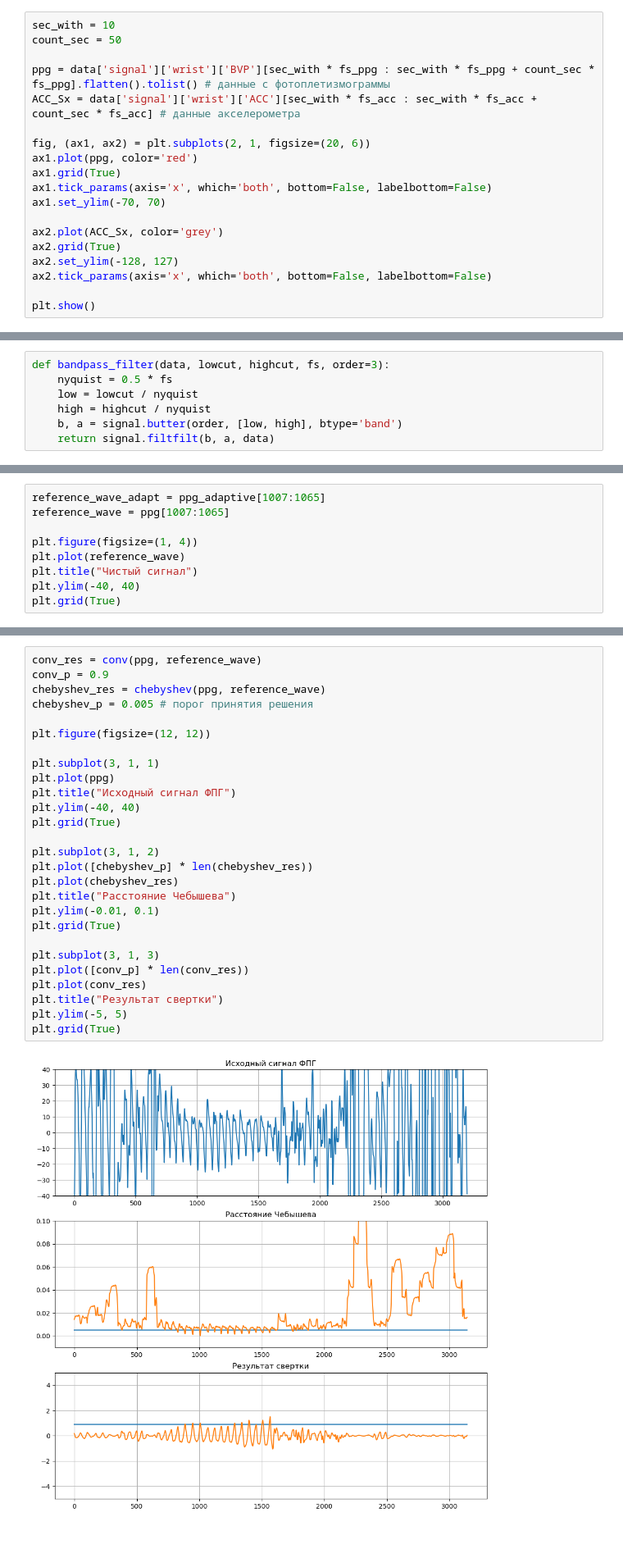
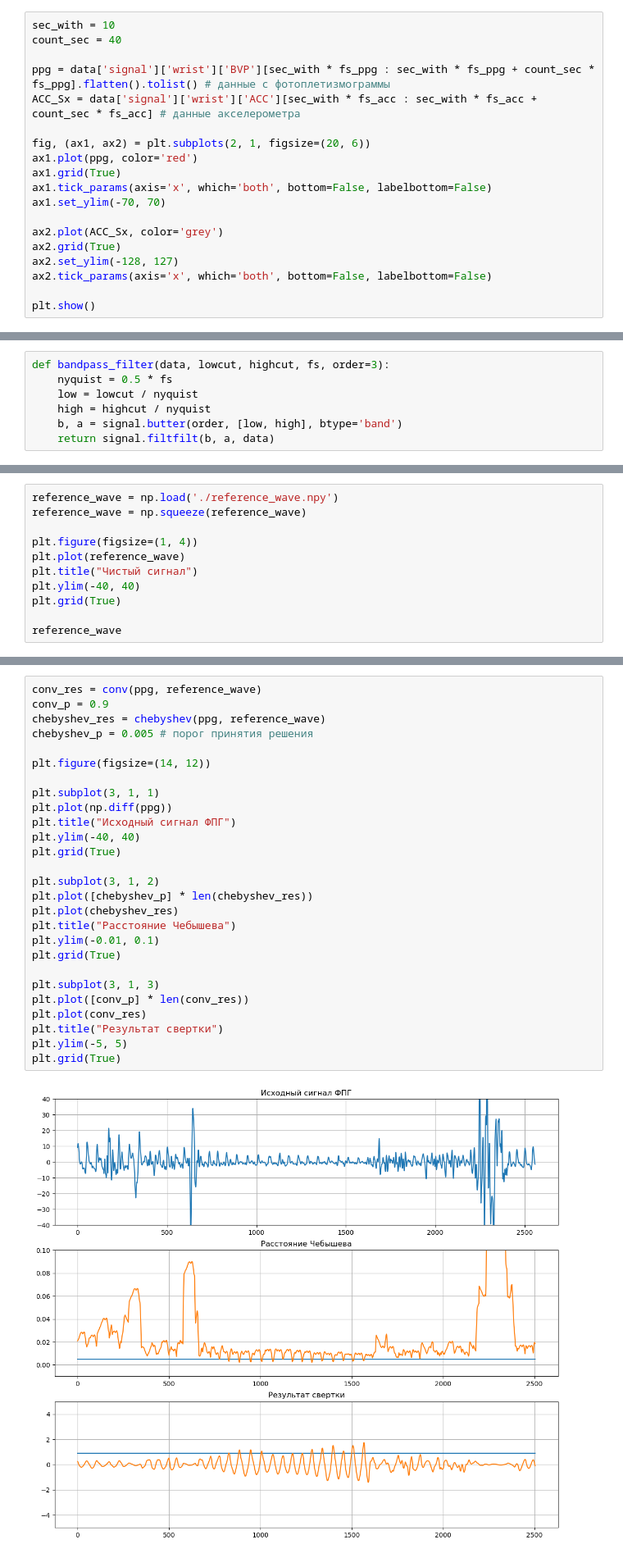
Before and after one commit to IlyaKarakulin/Stress-level-by-PPG, a Jupyter notebook: frequency_analysis.ipynb, the cells around one changed output, grey strips where cells are left out. Shown at 82% size. Saved outputs shown, nothing was run; the diff lists cells and outputs as text.

```diff
--- a/frequency_analysis.ipynb
+++ b/frequency_analysis.ipynb
@@ -24,7 +24,7 @@ fs_ppg = 64  # Частота дискретизации ФПГ
 fs_acc = 32  # Частота дискретизации акселерометра
 # %%
 sec_with = 10
-count_sec = 50
+count_sec = 40
 
 ppg = data['signal']['wrist']['BVP'][sec_with * fs_ppg : sec_with * fs_ppg + count_sec * fs_ppg].flatten().tolist() # данные с фотоплетизмограммы
 ACC_Sx = data['signal']['wrist']['ACC'][sec_with * fs_acc : sec_with * fs_acc + count_sec * fs_acc] # данные акселерометра
@@ -99,10 +99,12 @@ plt.show()
 # %%
-reference_wave_adapt = ppg_adaptive[1007:1065]
-reference_wave = ppg[1007:1065]
+reference_wave = np.load('./reference_wave.npy')
+reference_wave = np.squeeze(reference_wave)
 
 plt.figure(figsize=(1, 4))
 plt.plot(reference_wave)
 plt.title("Чистый сигнал")
 plt.ylim(-40, 40)
 plt.grid(True)
+
+reference_wave
 # %% [output]
@@ -143,32 +156,32 @@ def chebyshev(signal, kernel):
 # %%
 conv_res = conv(ppg, reference_wave)
 conv_p = 0.9
 chebyshev_res = chebyshev(ppg, reference_wave)
 chebyshev_p = 0.005 # порог принятия решения
 
-plt.figure(figsize=(12, 12))
+plt.figure(figsize=(14, 12))
 
 plt.subplot(3, 1, 1)
-plt.plot(ppg)
+plt.plot(np.diff(ppg))
 plt.title("Исходный сигнал ФПГ")
 plt.ylim(-40, 40)
 plt.grid(True)
 
 plt.subplot(3, 1, 2)
 plt.plot([chebyshev_p] * len(chebyshev_res))
 plt.plot(chebyshev_res)
 plt.title("Расстояние Чебышева")
 plt.ylim(-0.01, 0.1)
 plt.grid(True)
 
 plt.subplot(3, 1, 3)
 plt.plot([conv_p] * len(conv_res))
 plt.plot(conv_res)
 plt.title("Результат свертки")
 plt.ylim(-5, 5)
 plt.grid(True)
 # %% [output]
-[figure, old version]
+[figure, new version]
 # %%
 # Вычисление STFT
 frequencies, times, Zxx = signal.stft(
```
Also changed, not shown: parts of 8 cells of this notebook, 6 other files.
